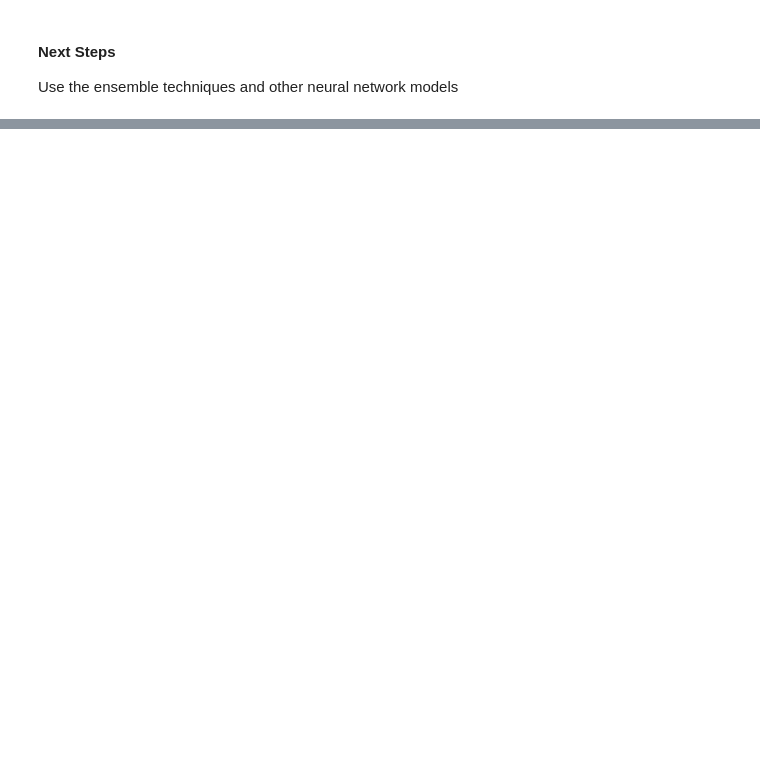
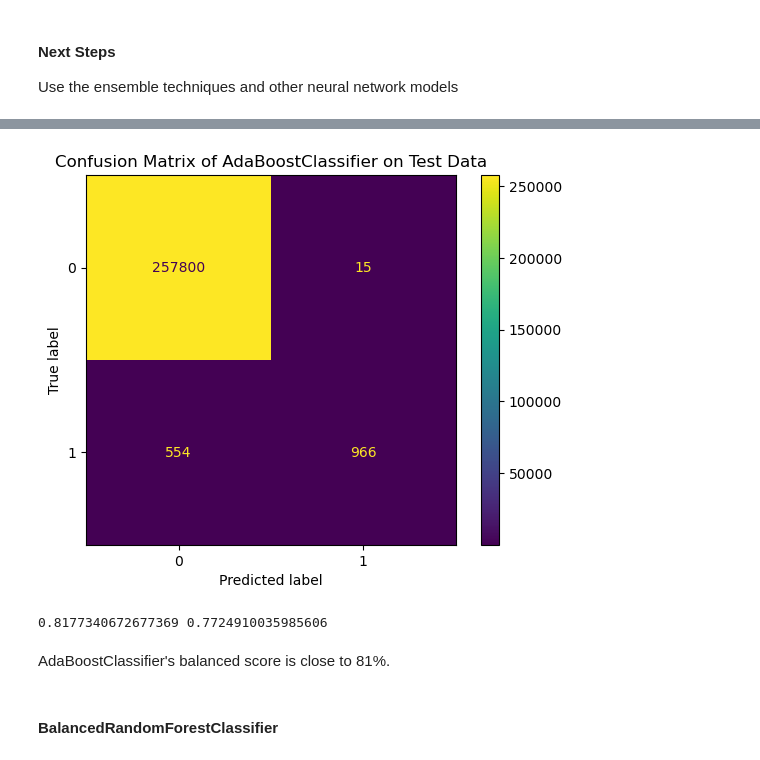
Before and after one commit to vijaysankarkolli/credit_card_fraud_detection, a Jupyter notebook: fraudDetection.ipynb, the cells around one changed output, grey strips where cells are left out. Cells and saved outputs as stored; diff of their text form; code cells hidden in the pictures; blank space fills up the shorter version.

```diff
--- a/fraudDetection.ipynb
+++ b/fraudDetection.ipynb
@@ -401,0 +422,12 @@ Use the ensemble techniques and other neural network models
+# %%
+plot_confusion_matrix(y_test,ada,X_test,'Confusion Matrix of AdaBoostClassifier on Test Data')
+# %% [output]
+[figure, added]
+# %%
+print(balanced_accuracy_scores_dict['AdaBoostClassifier'],f1_score_dict['AdaBoostClassifier'])
+# %% [output]
+0.8177340672677369 0.7724910035985606
+# %% [markdown]
+AdaBoostClassifier's balanced score is close to 81%.
+# %% [markdown]
+#### BalancedRandomForestClassifier
```
Also changed, not shown: parts of 45 cells of this notebook, 1 other file.
